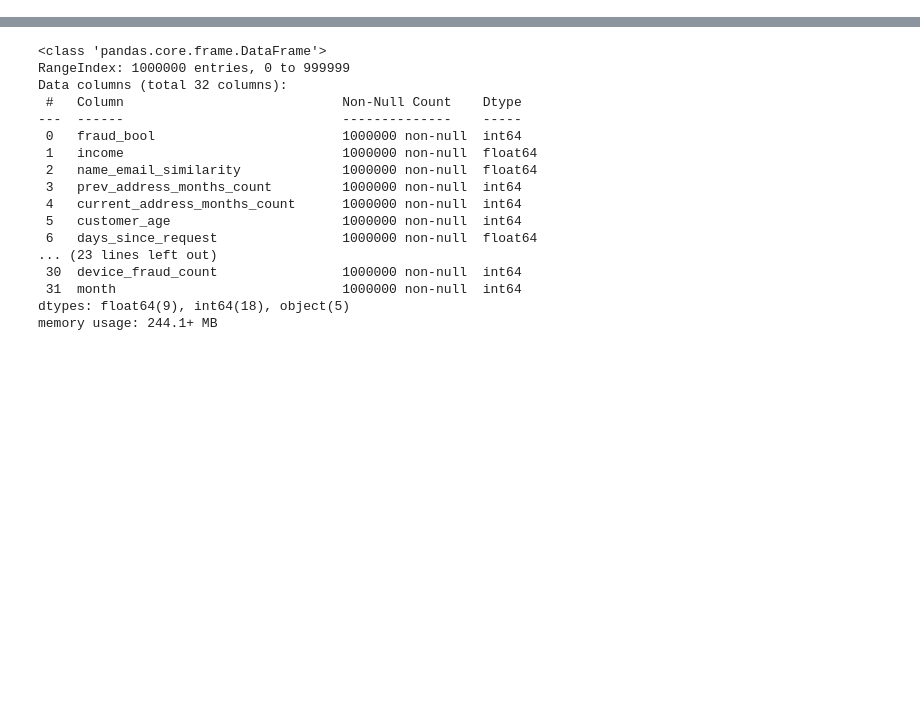
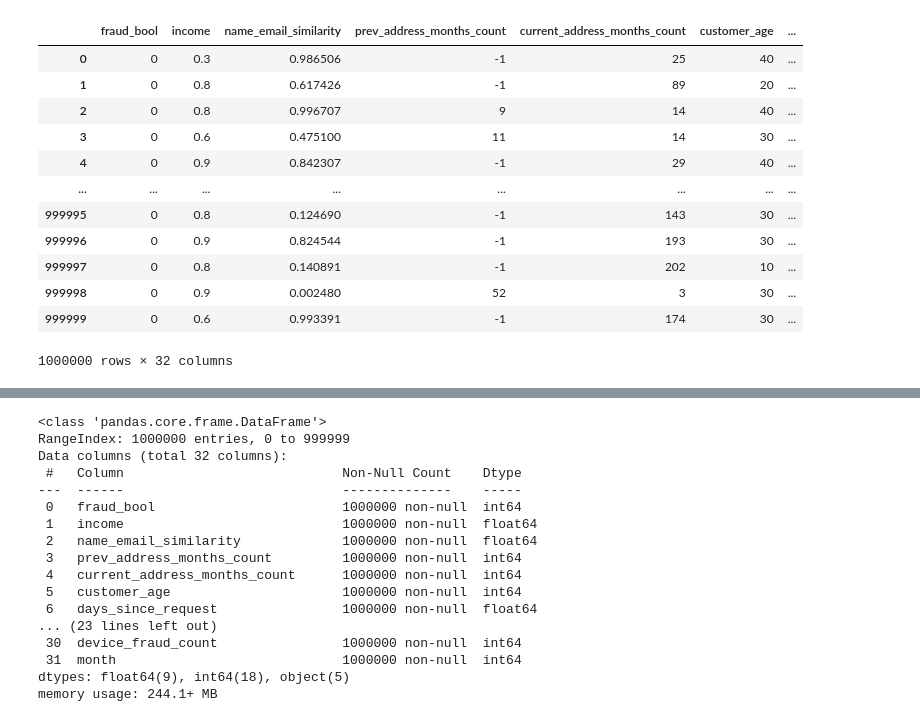
Before and after one commit to killerpennywise/project-2, a Jupyter notebook: data_prep.ipynb, the cells around one changed output, grey strips where cells are left out. Saved outputs shown, nothing was run; the diff lists cells and outputs as text; code cells hidden in the pictures; blank space fills up the shorter version.

```diff
--- a/data_prep.ipynb
+++ b/data_prep.ipynb
@@ -1,8 +1,23 @@
 # %%
 import pandas as pd
 # %%
-path = "./Resources/Base.csv"
-fraud_df = pd.read_csv(path)
+path = "./Resources/sample_base.csv"
+fraud_df = pd.read_csv(path,header='infer',index_col=None)
+fraud_df
+# %% [output]
+|  | fraud_bool | income | name_email_similarity | prev_address_months_count | current_address_months_count | customer_age | ... |
+| 0 | 0 | 0.3 | 0.986506 | -1 | 25 | 40 | ... |
+| 1 | 0 | 0.8 | 0.617426 | -1 | 89 | 20 | ... |
+| 2 | 0 | 0.8 | 0.996707 | 9 | 14 | 40 | ... |
+| 3 | 0 | 0.6 | 0.475100 | 11 | 14 | 30 | ... |
+| 4 | 0 | 0.9 | 0.842307 | -1 | 29 | 40 | ... |
+| ... | ... | ... | ... | ... | ... | ... | ... |
+| 999995 | 0 | 0.8 | 0.124690 | -1 | 143 | 30 | ... |
+| 999996 | 0 | 0.9 | 0.824544 | -1 | 193 | 30 | ... |
+| 999997 | 0 | 0.8 | 0.140891 | -1 | 202 | 10 | ... |
+| 999998 | 0 | 0.9 | 0.002480 | 52 | 3 | 30 | ... |
+| 999999 | 0 | 0.6 | 0.993391 | -1 | 174 | 30 | ... |
+1000000 rows × 32 columns
 # %%
 fraud_df.head()
 # %% [output]
```
Also changed, not shown: parts of 3 cells of this notebook, 1 other file.
